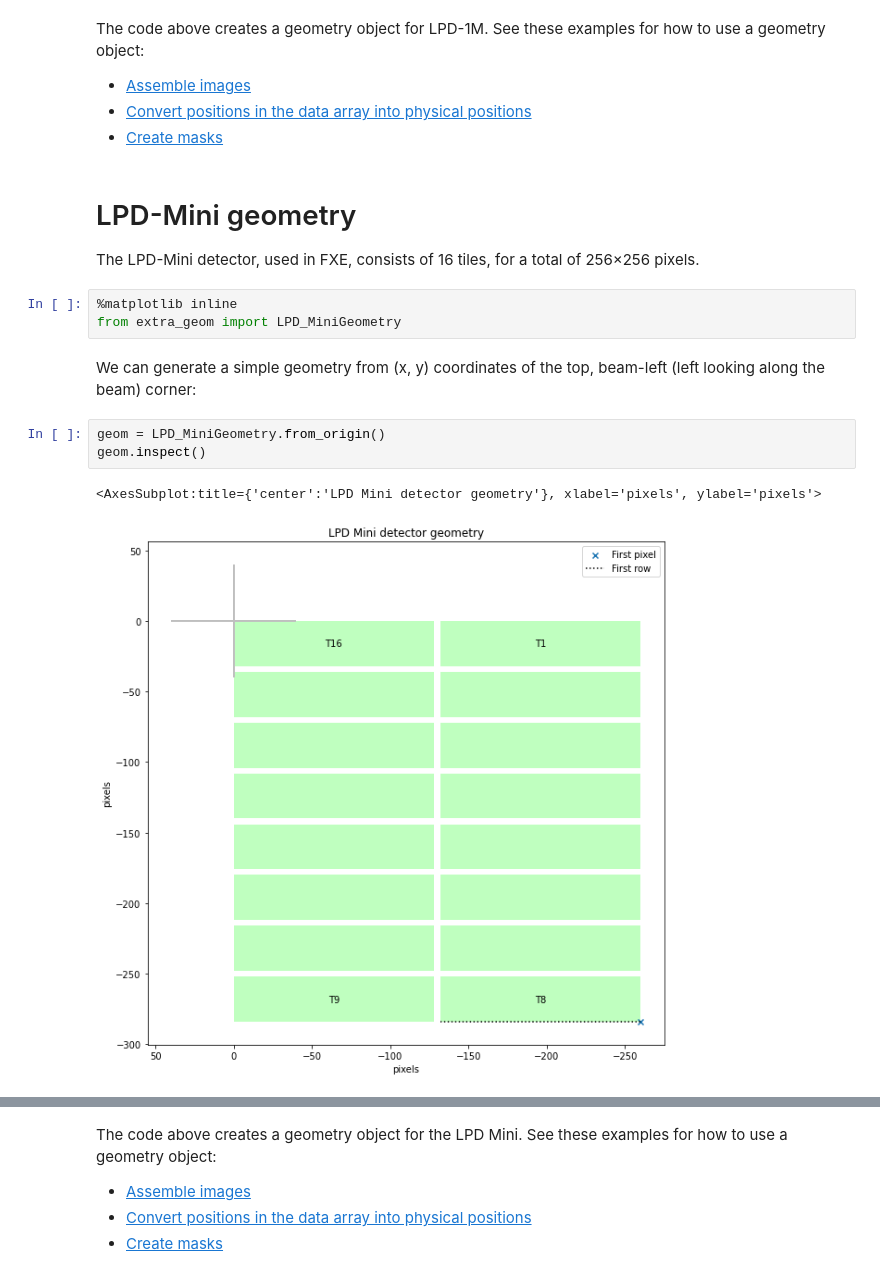
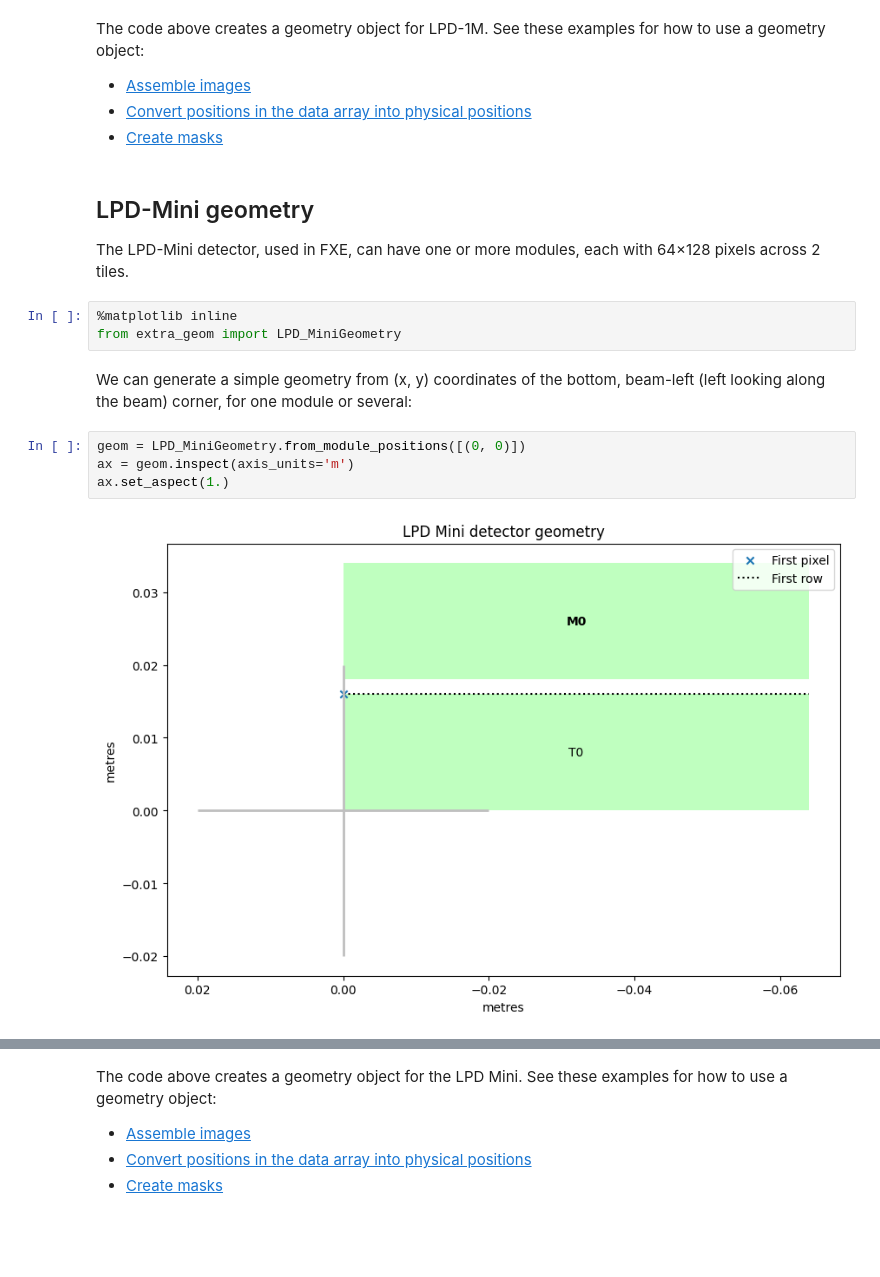
Before and after one commit to European-XFEL/EXtra-geom, a Jupyter notebook: docs/lpd_geometry.ipynb, the cells around one changed output, grey strips where cells are left out. Drawn from its saved outputs; the diff is of its cells as text; blank space fills up the shorter version.

Commit message:
Rework LPD mini geometry description

```diff
--- a/docs/lpd_geometry.ipynb
+++ b/docs/lpd_geometry.ipynb
@@ -35,17 +37,17 @@ See these examples for how to use a geometry object:
 - [Convert positions in the data array into physical positions](convert_coords.ipynb)
 - [Create masks](masks.ipynb)
 # %% [markdown]
-# LPD-Mini geometry
+## LPD-Mini geometry
 
-The LPD-Mini detector, used in FXE, consists of 16 tiles, for a total of 256×256 pixels.
+The LPD-Mini detector, used in FXE, can have one or more modules, each with 64×128 pixels across 2 tiles.
 # %%
 %matplotlib inline
 from extra_geom import LPD_MiniGeometry
 # %% [markdown]
-We can generate a simple geometry from (x, y) coordinates of the top, beam-left (left looking along the beam) corner:
+We can generate a simple geometry from (x, y) coordinates of the bottom, beam-left (left looking along the beam) corner, for one module or several:
-# %%
-geom = LPD_MiniGeometry.from_origin()
-geom.inspect()
-# %% [output]
-<AxesSubplot:title={'center':'LPD Mini detector geometry'}, xlabel='pixels', ylabel='pixels'>
-[figure, removed]
+# %%
+geom = LPD_MiniGeometry.from_module_positions([(0, 0)])
+ax = geom.inspect(axis_units='m')
+ax.set_aspect(1.)
+# %% [output]
+[figure, added]
```
Also changed, not shown: parts of 5 cells of this notebook, 4 other files.
